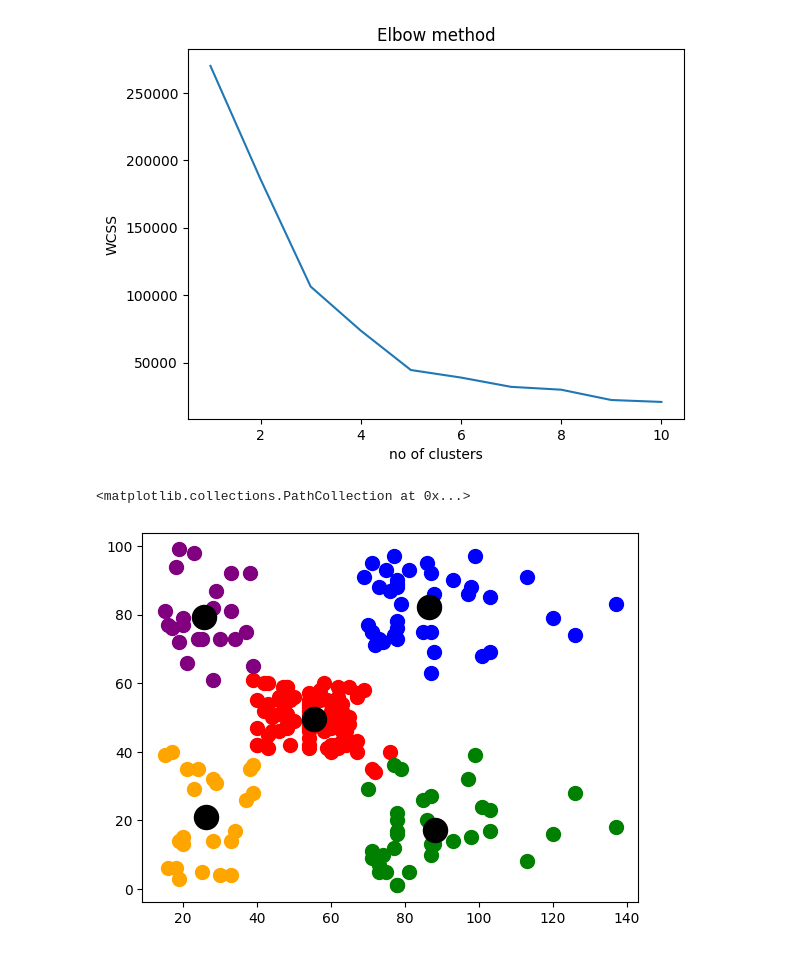
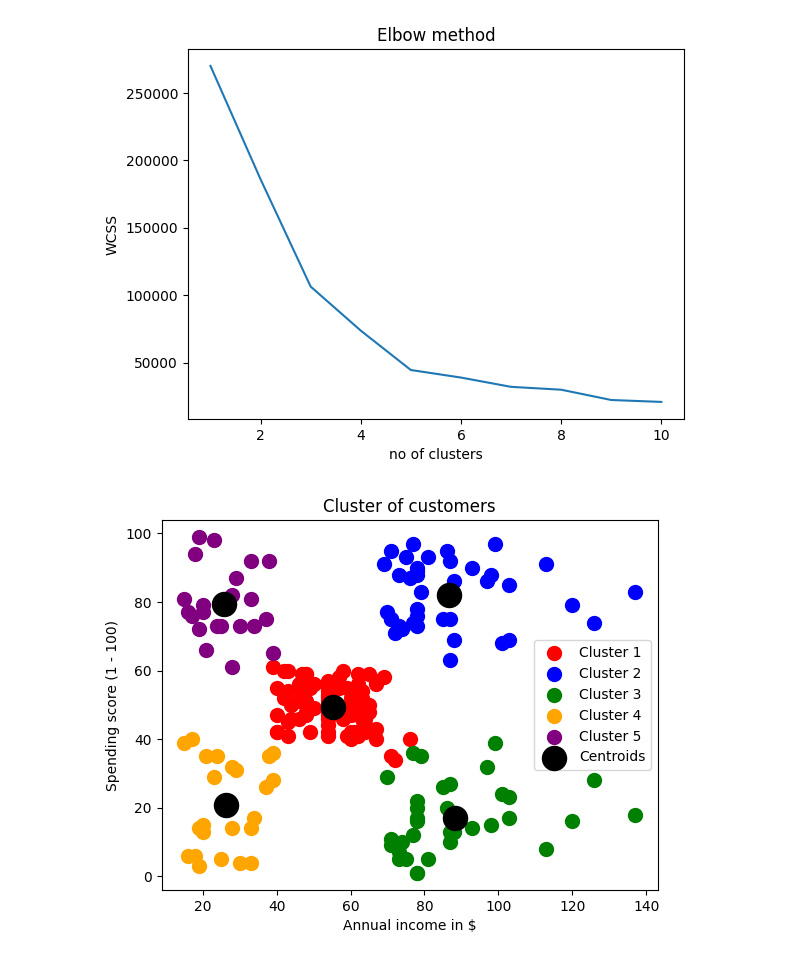
Before and after one commit to JAYANTHAN05/ML-code-template-, a Jupyter notebook: K_means_clustering/kmeans.ipynb, the cells around one changed output. Drawn from its saved outputs; the diff is of its cells as text; code cells hidden in the pictures.

Commit message:
clustering and visualization had done

```diff
--- a/K_means_clustering/kmeans.ipynb
+++ b/K_means_clustering/kmeans.ipynb
@@ -26,11 +26,15 @@ y_kmeans=kmeans.fit_predict(x)
 # %%
 plt.scatter(x[y_kmeans==0,0],x[y_kmeans==0,1], s=100, c="red",label = "Cluster 1")
 plt.scatter(x[y_kmeans==1,0],x[y_kmeans==1,1], s=100, c="blue",label = "Cluster 2")
 plt.scatter(x[y_kmeans==2,0],x[y_kmeans==2,1], s=100, c="green",label = "Cluster 3")
 plt.scatter(x[y_kmeans==3,0],x[y_kmeans==3,1], s=100, c="orange",label = "Cluster 4")
 plt.scatter(x[y_kmeans==4,0],x[y_kmeans==4,1], s=100, c="purple",label = "Cluster 5")
 #defining the cluster in graph
 plt.scatter(kmeans.cluster_centers_[:,0],kmeans.cluster_centers_[:,1],s=300,c="black",label="Centroids")
+plt.xlabel("Annual income in $")
+plt.ylabel("Spending score (1 - 100)")
+plt.title("Cluster of customers")
+plt.legend()
+plt.show()
 # %% [output]
-<matplotlib.collections.PathCollection at 0x...>
-[figure, old version]
+[figure, new version]
```
